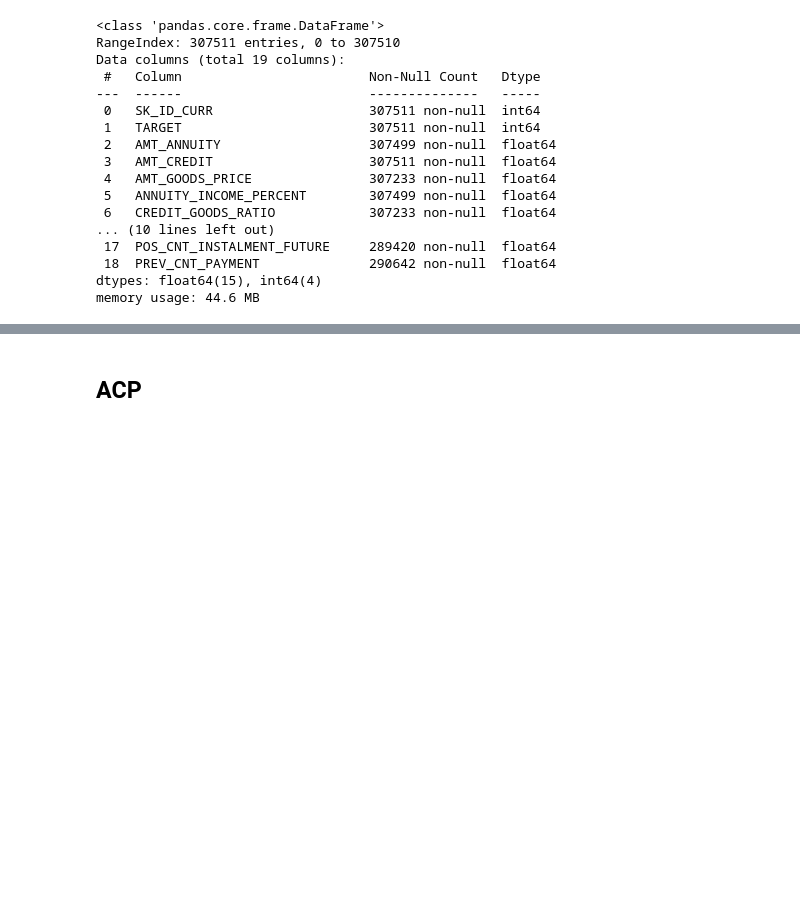
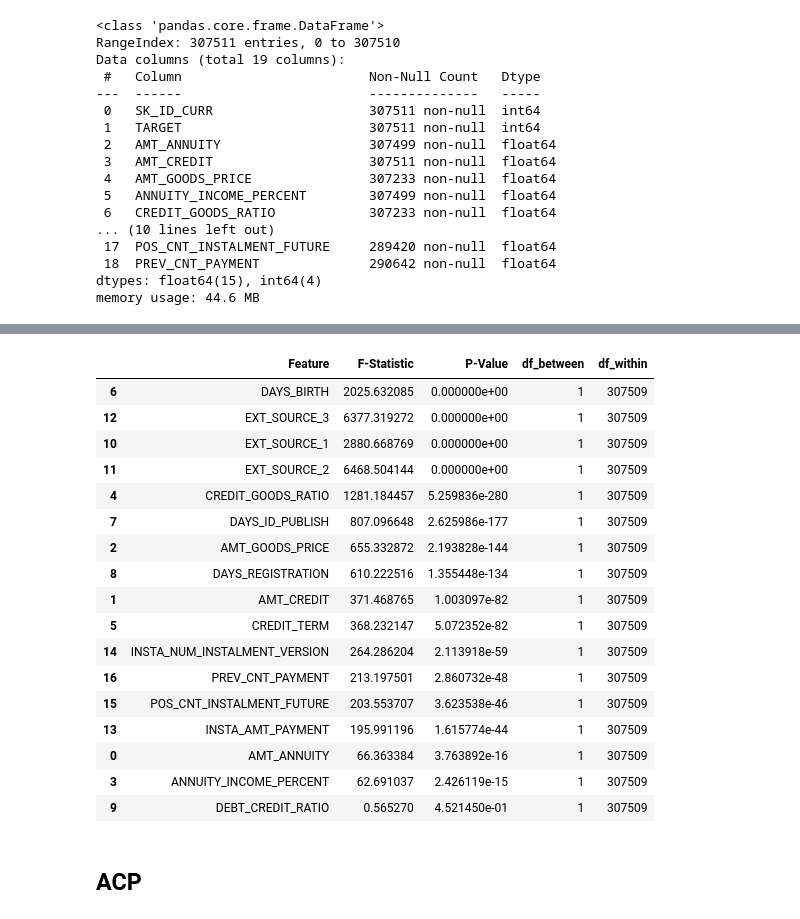
Before and after one commit to davfgh/Projet7_OpenClassrooms, a Jupyter notebook: Farizon_David_2_notebook_code_012025.ipynb, the cells around one changed output, grey strips where cells are left out. Cells and saved outputs as stored; diff of their text form; code cells hidden in the pictures; blank space fills up the shorter version.

```diff
--- a/Farizon_David_2_notebook_code_012025.ipynb
+++ b/Farizon_David_2_notebook_code_012025.ipynb
@@ -583,0 +617,76 @@ memory usage: 44.6 MB
+# %%
+def weighted_anova(app_train, features, target_col="TARGET"):
+    """
+    Effectue une ANOVA pondérée entre une variable catégorielle et plusieurs features,
+    avec calcul des p-valeurs.
+
+    Parameters:
+    - app_train (pd.DataFrame): DataFrame contenant les données.
+    - features (list): Liste des colonnes de features à analyser.
+    - target_col (str): Nom de la colonne cible catégorielle (par défaut "TARGET").
+
+    Returns:
+    - pd.DataFrame: Tableau des résultats d'ANOVA (F-statistique, p-valeurs, et degrés de liberté).
+    """
+    results = []
+
+    # Imputation temporaire par la médiane
+    for feature in features:
+        temp_df = app_train[[feature, target_col]].copy()
+        temp_df[feature] = temp_df[feature].fillna(temp_df[feature].median())
+
+        # Séparation des classes
+        group_0 = temp_df[temp_df[target_col] == 0]
+        group_1 = temp_df[temp_df[target_col] == 1]
+
+        # Calcul des poids
+        class_counts = temp_df[target_col].value_counts()
+        weight_0 = 1 / class_counts[0]
+        weight_1 = 1 / class_counts[1]
+
+        # Moyennes et variances pondérées
+        mean_0 = np.average(group_0[feature], weights=[weight_0] * len(group_0))
+        mean_1 = np.average(group_1[feature], weights=[weight_1] * len(group_1))
+        var_0 = np.average((group_0[feature] - mean_0) ** 2, weights=[weight_0] * len(group_0))
+        var_1 = np.average((group_1[feature] - mean_1) ** 2, weights=[weight_1] * len(group_1))
+
+        # Tailles effectives des groupes
+        n_0 = len(group_0)
+        n_1 = len(group_1)
+
+        # Calcul de la F-statistique
+        numerator = ((mean_0 - mean_1) ** 2)
+        denominator = (var_0 / n_0) + (var_1 / n_1)
+        f_stat = numerator / denominator if denominator != 0 else np.nan
+
+        # Calcul des p-valeurs
+        df_between = 1  # Entre les groupes
+        df_within = n_0 + n_1 - 2  # À l'intérieur des groupes
+        p_value = f.sf(f_stat, df_between, df_within) if not np.isnan(f_stat) else np.nan
+
+        # Ajout des résultats au tableau
+        results.append({
+            "Feature": feature,
+            "F-Statistic": f_stat,
+            "P-Value": p_value,
+            "df_between": df_between,
+            "df_within": df_within
+        })
+
+    # Conversion en DataFrame
+    anova_results = pd.DataFrame(results)
+    anova_results.sort_values(by="P-Value", inplace=True)
+
+    return anova_results
+
+
+# Mise à jour de la liste des features en excluant les colonnes supprimées
+updated_features = [feature for feature in features if feature in app_train.columns]
+
+# Appel de la fonction avec les features mises à jour
+anova_results = weighted_anova(app_train, updated_features)
+
+# Affichage des résultats triés par F-statistique
+print("Résultats d'ANOVA pondérée :")
+anova_results
+# %% [output]
@@ -584,3 +694,21 @@ memory usage: 44.6 MB
+|  | Feature | F-Statistic | P-Value | df_between | df_within |
+| 6 | DAYS_BIRTH | 2025.632085 | 0.000000e+00 | 1 | 307509 |
+| 12 | EXT_SOURCE_3 | 6377.319272 | 0.000000e+00 | 1 | 307509 |
+| 10 | EXT_SOURCE_1 | 2880.668769 | 0.000000e+00 | 1 | 307509 |
+| 11 | EXT_SOURCE_2 | 6468.504144 | 0.000000e+00 | 1 | 307509 |
+| 4 | CREDIT_GOODS_RATIO | 1281.184457 | 5.259836e-280 | 1 | 307509 |
+| 7 | DAYS_ID_PUBLISH | 807.096648 | 2.625986e-177 | 1 | 307509 |
+| 2 | AMT_GOODS_PRICE | 655.332872 | 2.193828e-144 | 1 | 307509 |
+| 8 | DAYS_REGISTRATION | 610.222516 | 1.355448e-134 | 1 | 307509 |
+| 1 | AMT_CREDIT | 371.468765 | 1.003097e-82 | 1 | 307509 |
+| 5 | CREDIT_TERM | 368.232147 | 5.072352e-82 | 1 | 307509 |
+| 14 | INSTA_NUM_INSTALMENT_VERSION | 264.286204 | 2.113918e-59 | 1 | 307509 |
+| 16 | PREV_CNT_PAYMENT | 213.197501 | 2.860732e-48 | 1 | 307509 |
+| 15 | POS_CNT_INSTALMENT_FUTURE | 203.553707 | 3.623538e-46 | 1 | 307509 |
+| 13 | INSTA_AMT_PAYMENT | 195.991196 | 1.615774e-44 | 1 | 307509 |
+| 0 | AMT_ANNUITY | 66.363384 | 3.763892e-16 | 1 | 307509 |
+| 3 | ANNUITY_INCOME_PERCENT | 62.691037 | 2.426119e-15 | 1 | 307509 |
+| 9 | DEBT_CREDIT_RATIO | 0.565270 | 4.521450e-01 | 1 | 307509 |
 # %% [markdown]
 ## ACP
 # %%
```
Also changed, not shown: parts of 4 cells of this notebook.
